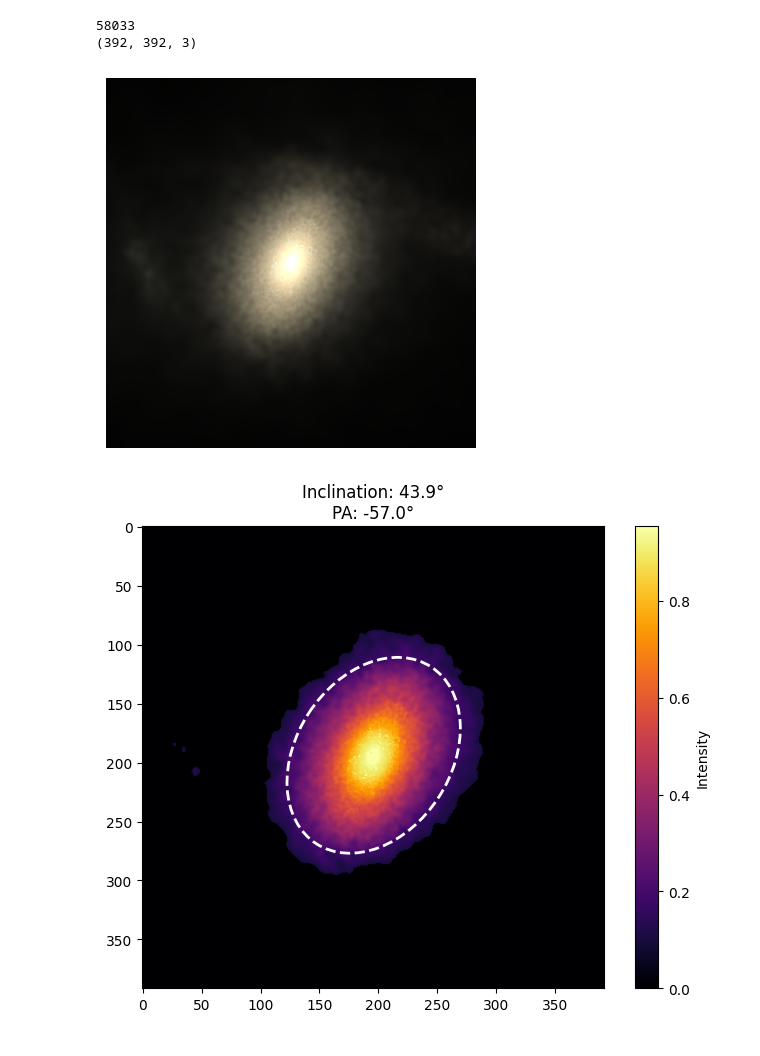
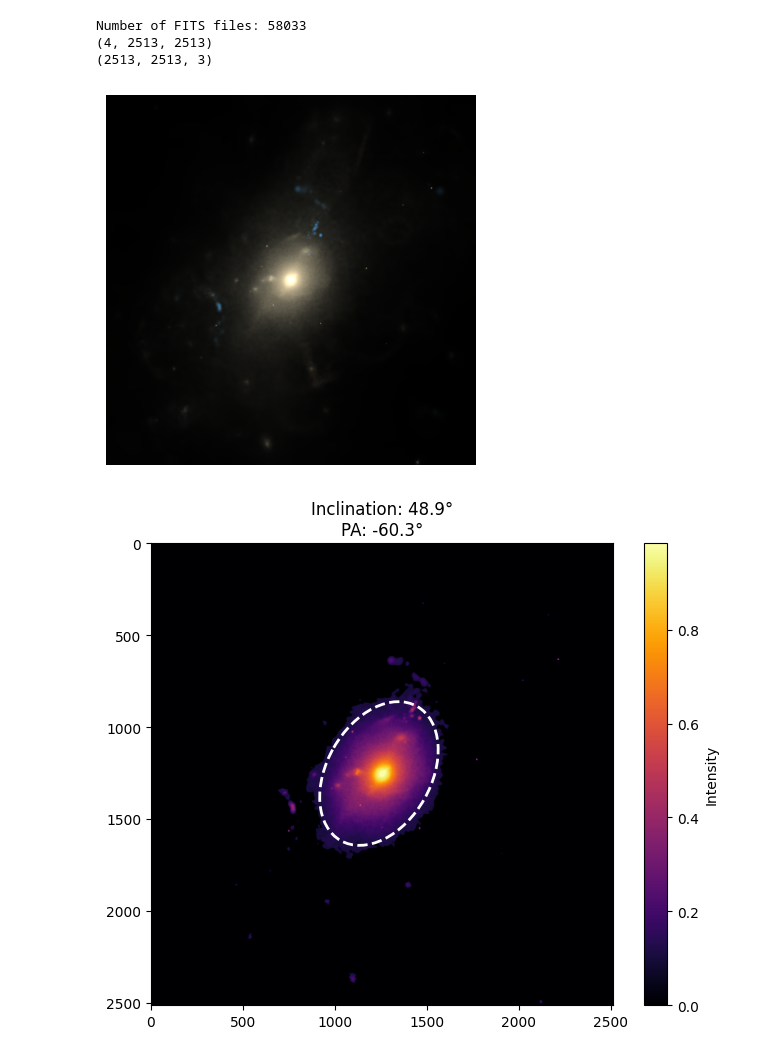
Before and after one commit to BerndDoser/PEST, a Jupyter notebook: devel/illustris_skirt.ipynb, the cells around one changed output. Drawn from its saved outputs; the diff is of its cells as text; code cells hidden in the pictures.

```diff
--- a/devel/illustris_skirt.ipynb
+++ b/devel/illustris_skirt.ipynb
@@ -1,31 +1,41 @@
 # %%
 import pest
 import matplotlib.pyplot as plt
 
 plt.rcParams["text.usetex"] = False
 
 ds = pest.FitsDataset("/urz/gpuscratch/its/doserbd/data/SKIRT_synthetic_images/fits")
-print(len(ds))
+print("Number of FITS files:", len(ds))
+image = ds[0]["image"]
+print(image.shape)
+
+image = pest.CreateNormalizedRGBColors(
+    stretch=0.9,
+    range=5,
+    lower_limit=0.001,
+    channel_combinations=[[2, 3], [1, 0], [0]],
+    scalers=[0.7, 0.5, 1.3],
+)(image)
+image = image.transpose(1, 2, 0)
+print(image.shape)
 
 # Problematic cases:
 # 1: Ellipse is not well defined
 # 55555: Rotational edge is visible
 
-image = ds[1].transpose(1, 2, 0)
-print(image.shape)
-
 plt.imshow(image)
 plt.axis("off")
 plt.show()
 # %% [output]
-58033
-(392, 392, 3)
+Number of FITS files: 58033
+(4, 2513, 2513)
+(2513, 2513, 3)
-[figure, old version]
+[figure, new version]
 # %%
 stats = pest.estimate_geometry_weighted(image)
 pest.visualize_results(stats)
 # %% [output]
-[figure, old version]
+[figure, new version]
 # %%
 rotated_image = pest.align_image_horizontally(image, stats["pa_rad"])
 plt.imshow(rotated_image)
```
Also changed, not shown: parts of 5 cells of this notebook, 3 other files.
